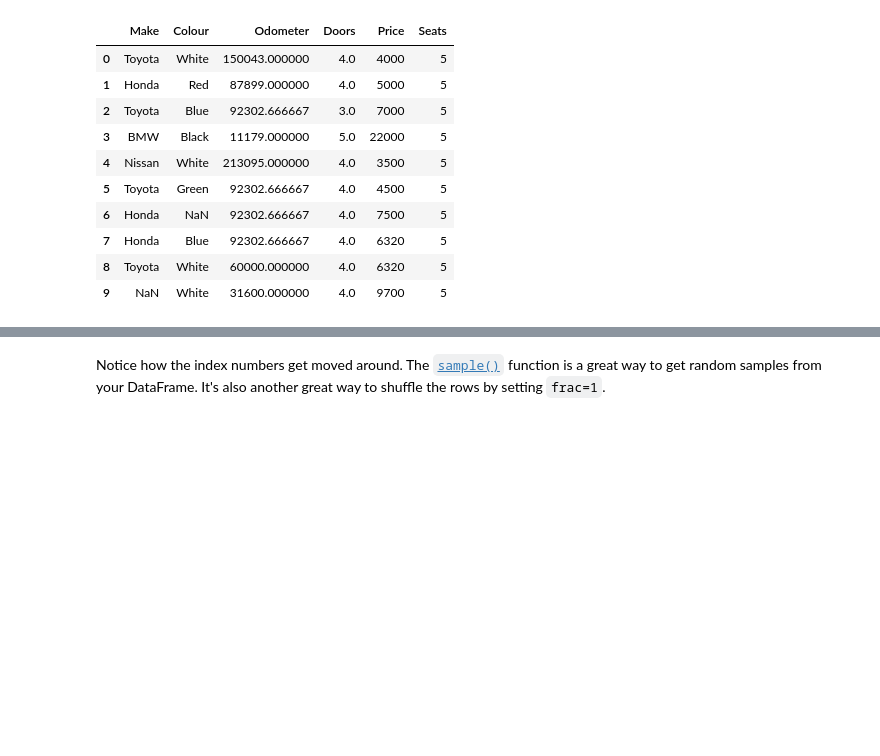
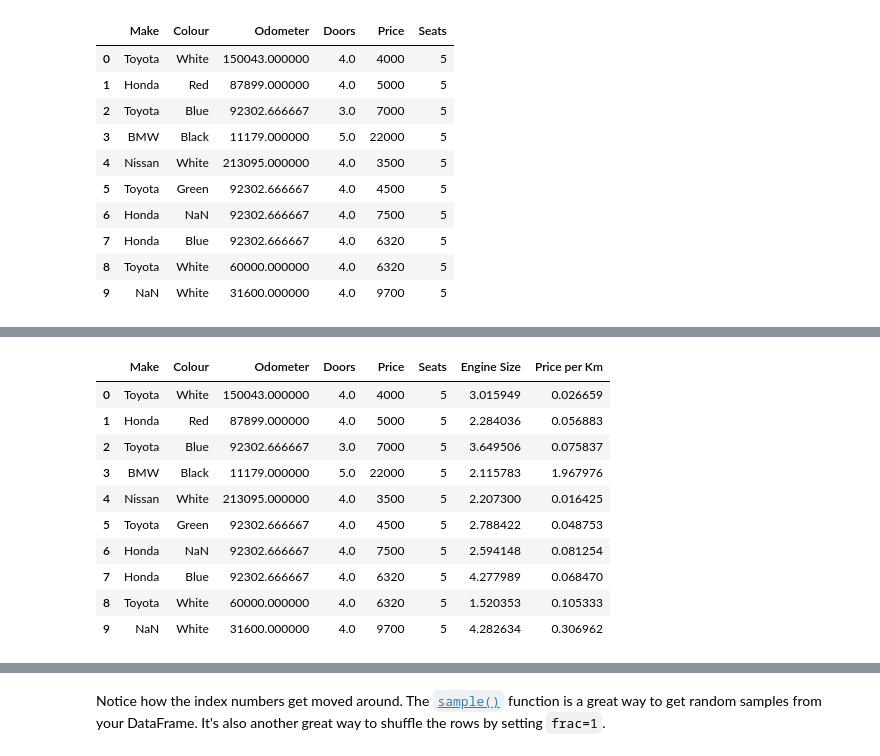
Before and after one commit to Sebastian-Constantin-Iacob/ai_practice_projects, a Jupyter notebook: pandas_practice_project/pandas_exercises.ipynb, the cells around one changed output, grey strips where cells are left out. Drawn from its saved outputs; the diff is of its cells as text; code cells hidden in the pictures; blank space fills up the shorter version.

```diff
--- a/pandas_practice_project/pandas_exercises.ipynb
+++ b/pandas_practice_project/pandas_exercises.ipynb
@@ -438,7 +438,9 @@ car_sales_missing
 import random
 
 list = []
-
-car_sales_missing['Engine Size'] = random.sample(random.uniform(10.5, 75.5), 10)
+for i in range(0,10):
+    x = random.uniform(1.3, 4.5)
+    list.append(x)
+car_sales_missing['Engine Size'] = list
 car_sales_missing
 # %% [output]
@@ -446,5 +458,19 @@ TypeError: Population must be a sequence.  For dicts or sets, use sorted(d).
 # %%
 # Create a column which represents the price of a car per kilometer
+car_sales_missing['Price per Km'] = car_sales_missing['Price'] / car_sales_missing['Odometer']
 # Then view the DataFrame
+car_sales_missing
+# %% [output]
+|  | Make | Colour | Odometer | Doors | Price | Seats | Engine Size | Price per Km |
+| 0 | Toyota | White | 150043.000000 | 4.0 | 4000 | 5 | 3.015949 | 0.026659 |
+| 1 | Honda | Red | 87899.000000 | 4.0 | 5000 | 5 | 2.284036 | 0.056883 |
+| 2 | Toyota | Blue | 92302.666667 | 3.0 | 7000 | 5 | 3.649506 | 0.075837 |
+| 3 | BMW | Black | 11179.000000 | 5.0 | 22000 | 5 | 2.115783 | 1.967976 |
+| 4 | Nissan | White | 213095.000000 | 4.0 | 3500 | 5 | 2.207300 | 0.016425 |
+| 5 | Toyota | Green | 92302.666667 | 4.0 | 4500 | 5 | 2.788422 | 0.048753 |
+| 6 | Honda | NaN | 92302.666667 | 4.0 | 7500 | 5 | 2.594148 | 0.081254 |
+| 7 | Honda | Blue | 92302.666667 | 4.0 | 6320 | 5 | 4.277989 | 0.068470 |
+| 8 | Toyota | White | 60000.000000 | 4.0 | 6320 | 5 | 1.520353 | 0.105333 |
+| 9 | NaN | White | 31600.000000 | 4.0 | 9700 | 5 | 4.282634 | 0.306962 |
 # %%
 # Remove the last column you added using .drop()
```
Also changed, not shown: parts of 5 cells of this notebook.
